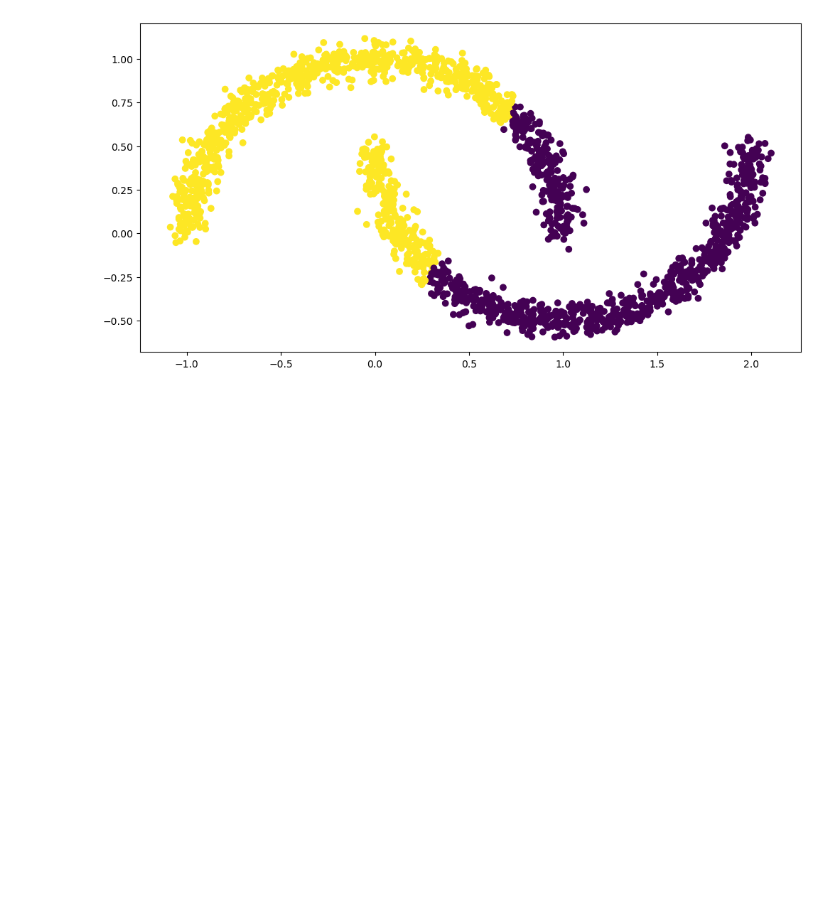
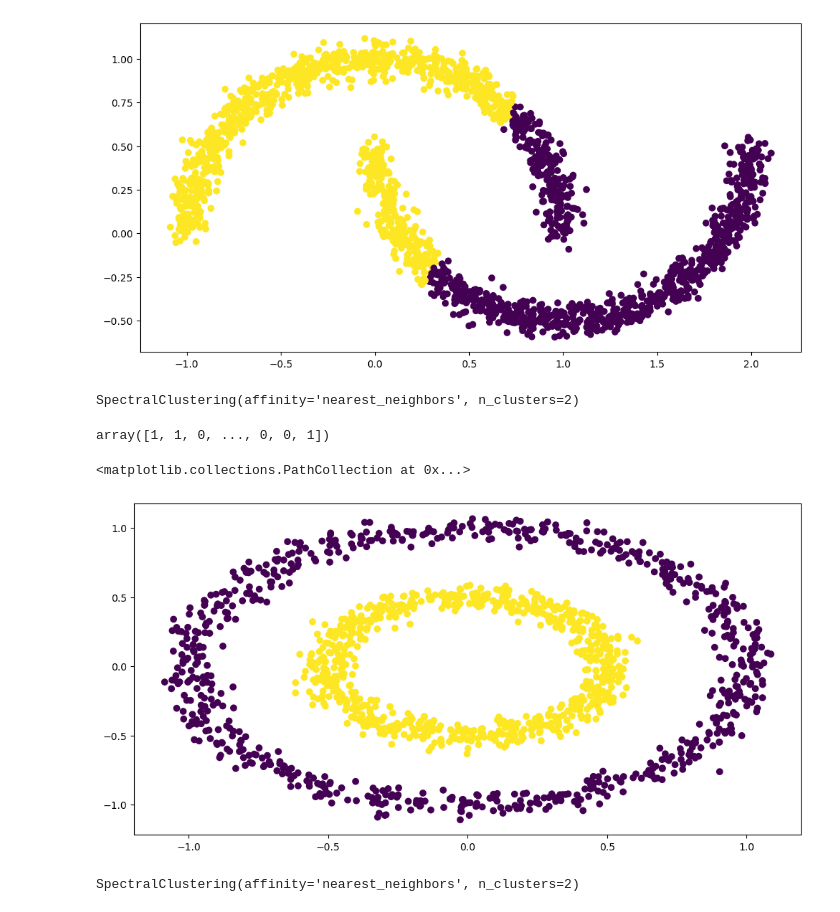
Before and after one commit to Templar121/Advanced-ML-with-Python, a Jupyter notebook: DAY 6/Unsupervised Machine Learning/clustering.ipynb, the cells around one changed output. Drawn from its saved outputs; the diff is of its cells as text; code cells hidden in the pictures; blank space fills up the shorter version.

```diff
--- a/DAY 6/Unsupervised Machine Learning/clustering.ipynb
+++ b/DAY 6/Unsupervised Machine Learning/clustering.ipynb
@@ -176,0 +177,17 @@ print()
+# %%
+clus = SpectralClustering(n_clusters = 2, affinity = 'nearest_neighbors' )
+# %%
+clus.fit(cd2)
+# %% [output]
+SpectralClustering(affinity='nearest_neighbors', n_clusters=2)
+# %%
+cluster_assignment = clus.labels_
+# %%
+cluster_assignment
+# %% [output]
+array([1, 1, 0, ..., 0, 0, 1])
+# %%
+plt.scatter(cd2['X'], cd2['Y'], c = cluster_assignment)
+# %% [output]
+<matplotlib.collections.PathCollection at 0x...>
+[figure, added]
@@ -176,0 +196,4 @@ print()
+# %%
+clus3.fit(cd3)
+# %% [output]
+SpectralClustering(affinity='nearest_neighbors', n_clusters=2)
```
Also changed, not shown: parts of 26 cells of this notebook, 1 other file.
